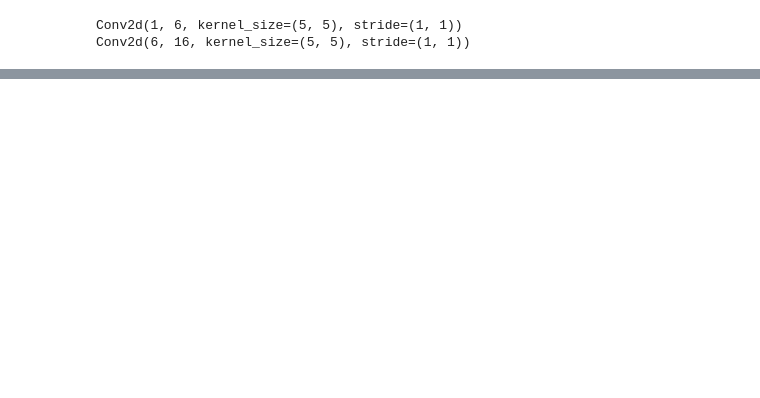
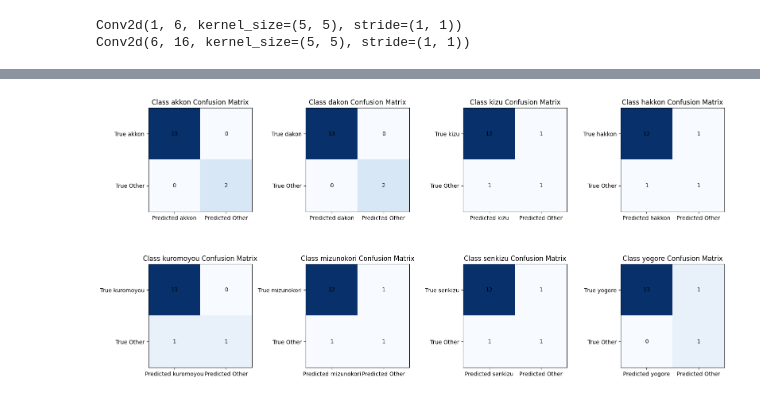
Before and after one commit to mhajjaj/rutilea, a Jupyter notebook: ConfusionMatrixTest.ipynb, the cells around one changed output, grey strips where cells are left out. Saved outputs shown, nothing was run; the diff lists cells and outputs as text; code cells hidden in the pictures; blank space fills up the shorter version.

```diff
--- a/ConfusionMatrixTest.ipynb
+++ b/ConfusionMatrixTest.ipynb
@@ -141,0 +455,72 @@ plt.savefig('output.png')
+# %%
+import matplotlib.pyplot as plt
+import numpy as np
+from sklearn.metrics import confusion_matrix, accuracy_score, precision_score, recall_score, f1_score
+
+# Example dataset
+true_labels = [0, 1, 2, 3, 0, 1, 2, 3, 4, 4, 5, 5, 6, 6, 7]  # True class labels
+predicted_labels = [0, 1, 2, 2, 0, 1, 3, 3, 4, 5, 5, 6, 6, 7, 7]  # Predicted class labels
+class_names = ['akkon', 'dakon', 'kizu', 'hakkon', 'kuromoyou', 'mizunokori', 'senkizu', 'yogore']  # Your class names
+
+# Initialize dictionaries to store metrics for each class
+confusion_matrices = {}
+accuracies = {}
+precisions = {}
+recalls = {}
+f1_scores = {}
+
+# Loop through each class
+for class_idx, class_name in enumerate(class_names):
+    # Create binary labels for the current class vs. all other classes
+    binary_true_labels = [1 if label == class_idx else 0 for label in true_labels]
+    binary_predicted_labels = [1 if label == class_idx else 0 for label in predicted_labels]
+
+    # Calculate confusion matrix for the current class
+    conf_matrix = confusion_matrix(binary_true_labels, binary_predicted_labels)
+
+    # Calculate performance metrics for the current class with zero_division=1.0
+    accuracy = accuracy_score(binary_true_labels, binary_predicted_labels)
+    precision = precision_score(binary_true_labels, binary_predicted_labels, zero_division=1.0)
+    recall = recall_score(binary_true_labels, binary_predicted_labels, zero_division=1.0)
+    f1 = f1_score(binary_true_labels, binary_predicted_labels, zero_division=1.0)
+
+    # Store the metrics in their respective dictionaries with the class name as the key
+    confusion_matrices[class_name] = conf_matrix
+    accuracies[class_name] = accuracy
+    precisions[class_name] = precision
+    recalls[class_name] = recall
+    f1_scores[class_name] = f1
+
+# Plot confusion matrices for all classes
+fig, axes = plt.subplots(2, 4, figsize=(16, 8))
+for i, class_name in enumerate(class_names):
+    row, col = divmod(i, 4)
+    ax = axes[row, col]
+
+    im = ax.imshow(confusion_matrices[class_name], cmap='Blues', interpolation='nearest')
+    ax.set_title(f"Class {class_name} Confusion Matrix")
+
+    # Customize tick labels based on your class names
+    tick_marks = np.arange(2)  # Two classes: 0 and 1
+    ax.set_xticks(tick_marks)
+    ax.set_yticks(tick_marks)
+    ax.set_xticklabels([f'Predicted {class_name}', f'Predicted Other'])
+    ax.set_yticklabels([f'True {class_name}', f'True Other'])
+
+    for i in range(2):
+        for j in range(2):
+            ax.text(j, i, str(confusion_matrices[class_name][i, j]), ha="center", va="center", color="black")
+
+plt.tight_layout()
+plt.show()
+
+# Print metrics for each class
+for class_name in class_names:
+    print(f"Metrics for Class {class_name}:")
+    print("Accuracy:", accuracies[class_name])
+    print("Precision:", precisions[class_name])
+    print("Recall:", recalls[class_name])
+    print("F1 Score:", f1_scores[class_name])
+    print()
+# %% [output]
+[figure, added]
```
Also changed, not shown: parts of 12 cells of this notebook, 5 other files.
